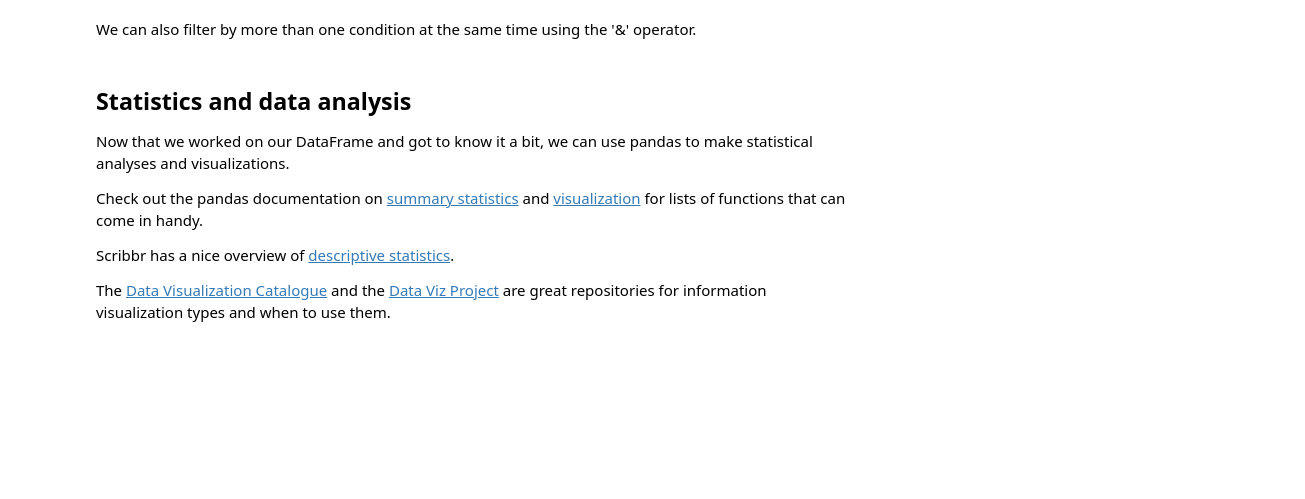
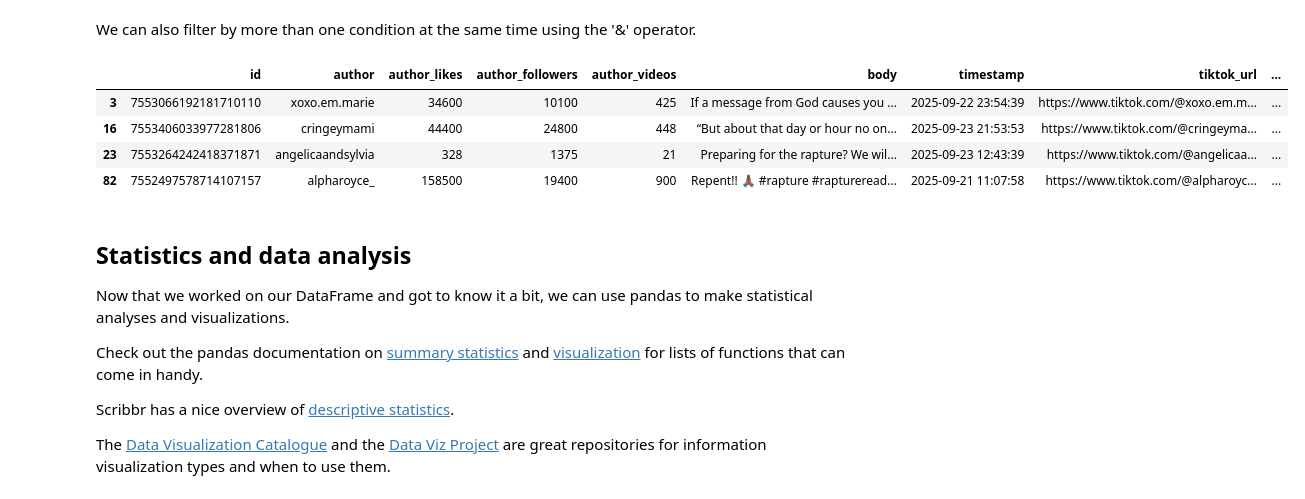
Before and after one commit to onni-Q/lecture_notebooks, a Jupyter notebook: Week2_Lecture.ipynb, the cells around one changed output. Drawn from its saved outputs; the diff is of its cells as text; code cells hidden in the pictures; blank space fills up the shorter version.

```diff
--- a/Week2_Lecture.ipynb
+++ b/Week2_Lecture.ipynb
@@ -514,7 +514,14 @@ df_selection[df_selection['hashtags'].str.contains('raptureready', na=False)]
 # %% [markdown]
 We can also filter by more than one condition at the same time using the '&' operator.
 # %%
-df_top_raptureready = df_selection[df_selection['hashtags'].str.contains('raptureready', case=False, na=False) & (df_selection['plays'] > 10000)]
+df_top_raptureready = df_selection[df_selection['hashtags'].str.contains('raptureready', case=False, na=False) & (df_selection['plays'] > 2000000)]
+df_top_raptureready
+# %% [output]
+|  | id | author | author_likes | author_followers | author_videos | body | timestamp | tiktok_url | ... |
+| 3 | 7553066192181710110 | xoxo.em.marie | 34600 | 10100 | 425 | If a message from God causes you ... | 2025-09-22 23:54:39 | https://www.tiktok.com/@xoxo.em.m... | ... |
+| 16 | 7553406033977281806 | cringeymami | 44400 | 24800 | 448 | “But about that day or hour no on... | 2025-09-23 21:53:53 | https://www.tiktok.com/@cringeyma... | ... |
+| 23 | 7553264242418371871 | angelicaandsylvia | 328 | 1375 | 21 | Preparing for the rapture? We wil... | 2025-09-23 12:43:39 | https://www.tiktok.com/@angelicaa... | ... |
+| 82 | 7552497578714107157 | alpharoyce_ | 158500 | 19400 | 900 | Repent!! 🙏🏾 #rapture #raptureread... | 2025-09-21 11:07:58 | https://www.tiktok.com/@alpharoyc... | ... |
 # %% [markdown]
 ## Statistics and data analysis
 Now that we worked on our DataFrame and got to know it a bit, we can use pandas to make statistical analyses and visualizations.
```
Also changed, not shown: parts of 1 cell of this notebook.
